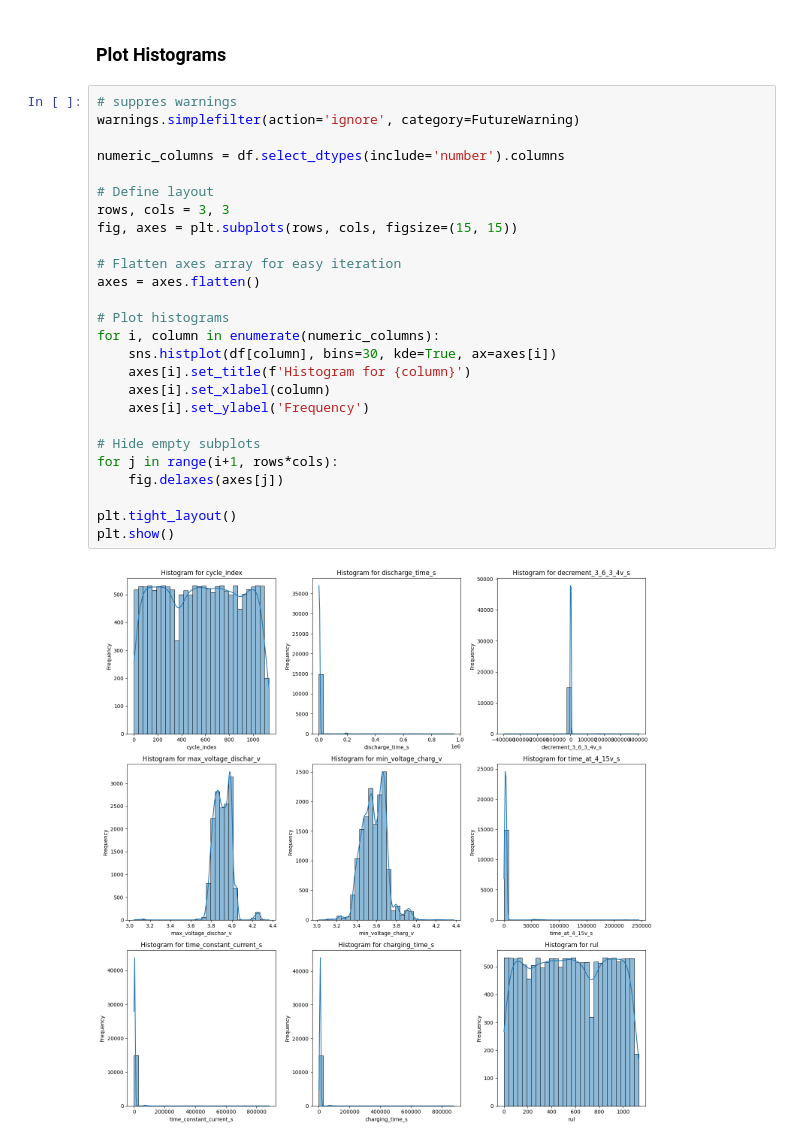
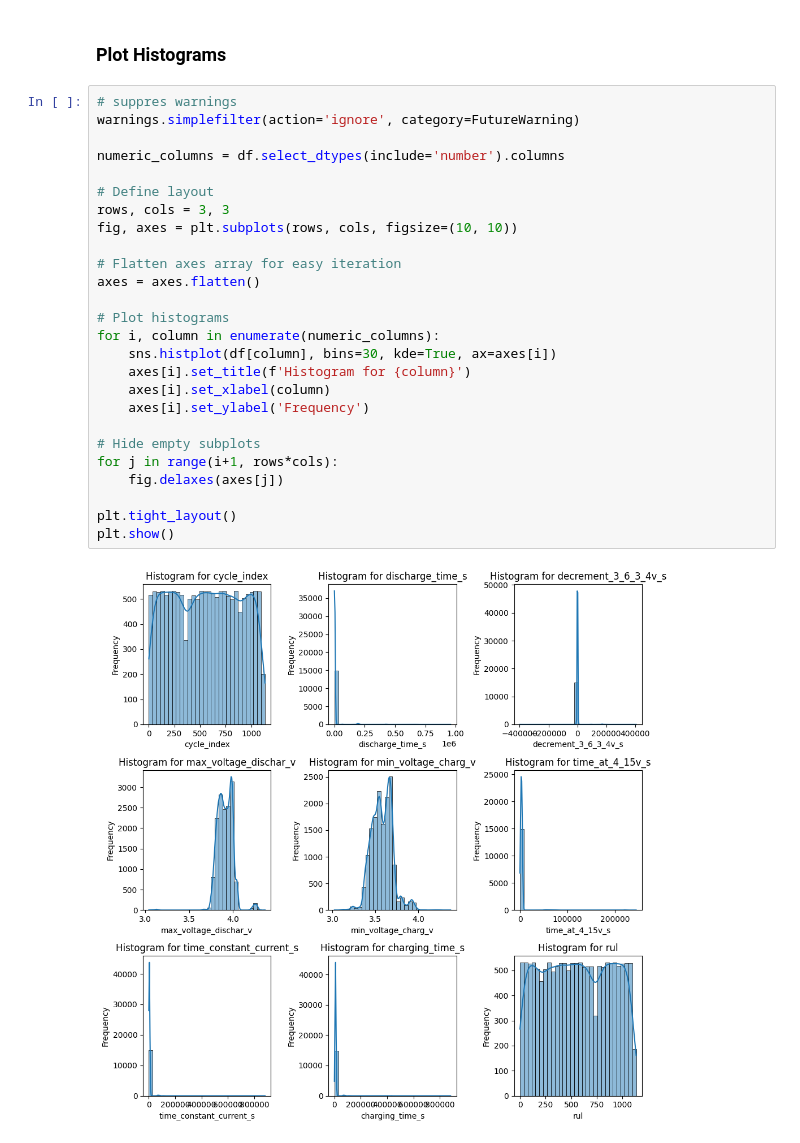
Before and after one commit to gregorywmorris/batteryrul, a Jupyter notebook: battery_rul.ipynb, the cells around one changed output. Drawn from its saved outputs; the diff is of its cells as text.

```diff
--- a/battery_rul.ipynb
+++ b/battery_rul.ipynb
@@ -96,28 +100,28 @@ df.describe()
 # %%
 # suppres warnings
 warnings.simplefilter(action='ignore', category=FutureWarning)
 
 numeric_columns = df.select_dtypes(include='number').columns
 
 # Define layout
 rows, cols = 3, 3
-fig, axes = plt.subplots(rows, cols, figsize=(15, 15))
+fig, axes = plt.subplots(rows, cols, figsize=(10, 10))
 
 # Flatten axes array for easy iteration
 axes = axes.flatten()
 
 # Plot histograms
 for i, column in enumerate(numeric_columns):
     sns.histplot(df[column], bins=30, kde=True, ax=axes[i])
     axes[i].set_title(f'Histogram for {column}')
     axes[i].set_xlabel(column)
     axes[i].set_ylabel('Frequency')
 
 # Hide empty subplots
 for j in range(i+1, rows*cols):
     fig.delaxes(axes[j])
 
 plt.tight_layout()
 plt.show()
 # %% [output]
-[figure, old version]
+[figure, new version]
```
Also changed, not shown: parts of 17 cells of this notebook, 1 other file.
